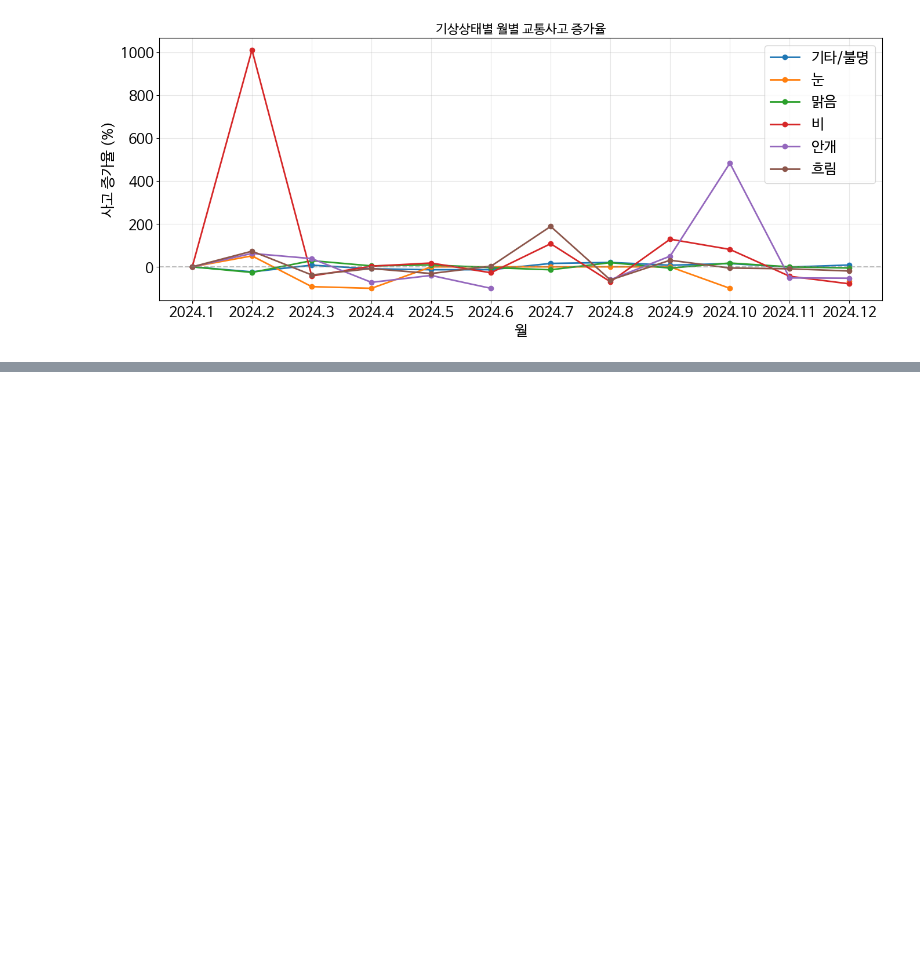
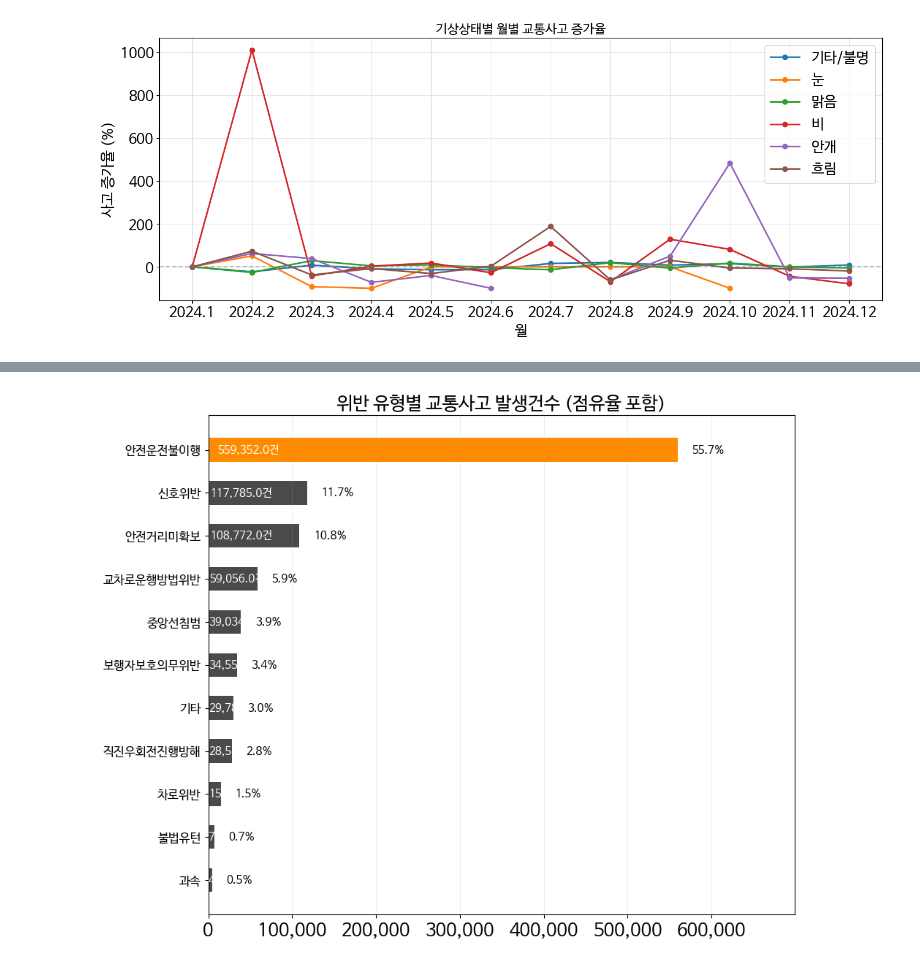
Before and after one commit to bbbbbin2/2025_BigData, a Jupyter notebook: notebook/교통사고_통계_및_예측_시각화.ipynb, the cells around one changed output, grey strips where cells are left out. Saved outputs shown, nothing was run; the diff lists cells and outputs as text; code cells hidden in the pictures; blank space fills up the shorter version.

```diff
--- a/notebook/교통사고_통계_및_예측_시각화.ipynb
+++ b/notebook/교통사고_통계_및_예측_시각화.ipynb
@@ -889,0 +1023,10 @@ plt.show()
+# %%
+# 위반 유형별 교통사고 (점유율 포함)
+plot_barh_custom(
+    df_violation,
+    label_col="위반유형",
+    value_col="발생건수",
+    title="위반 유형별 교통사고 발생건수 (점유율 포함)"
+)
+# %% [output]
+[figure, added]
```
Also changed, not shown: parts of 4 cells of this notebook.
